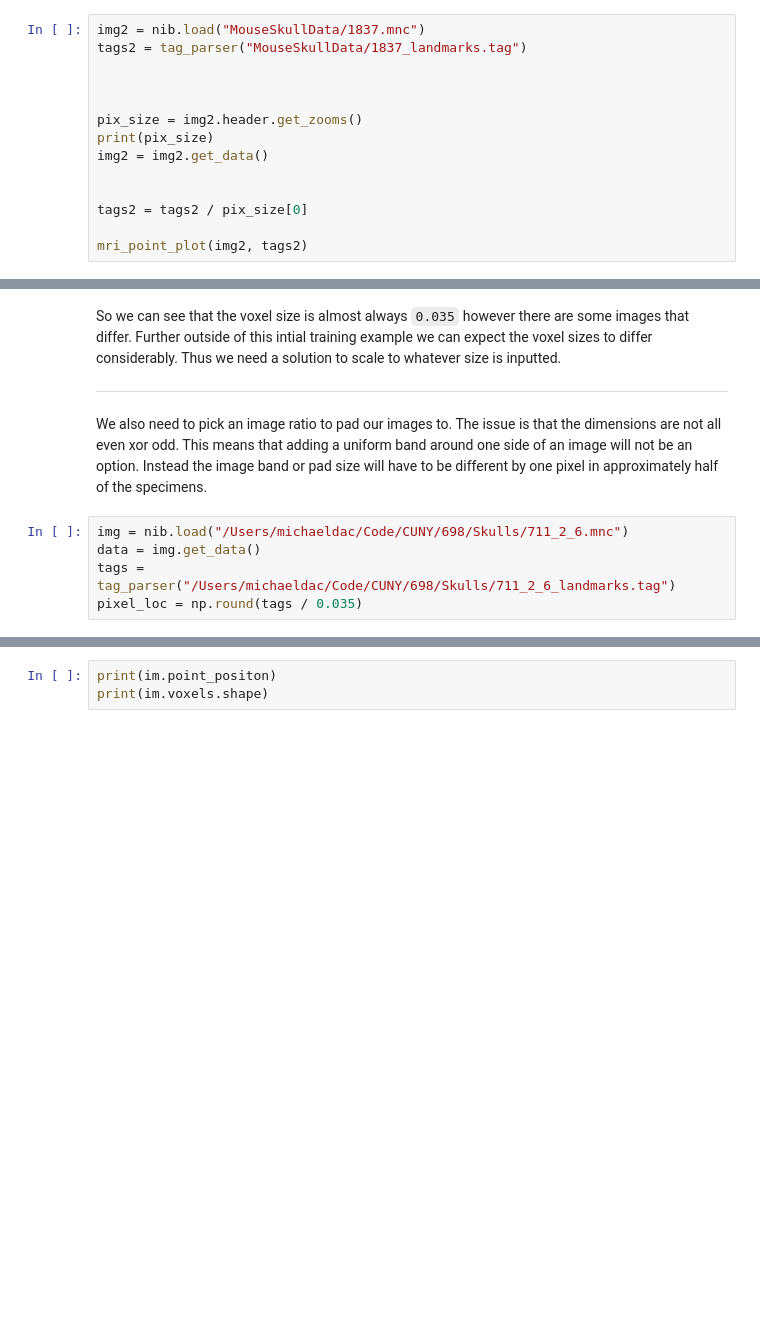
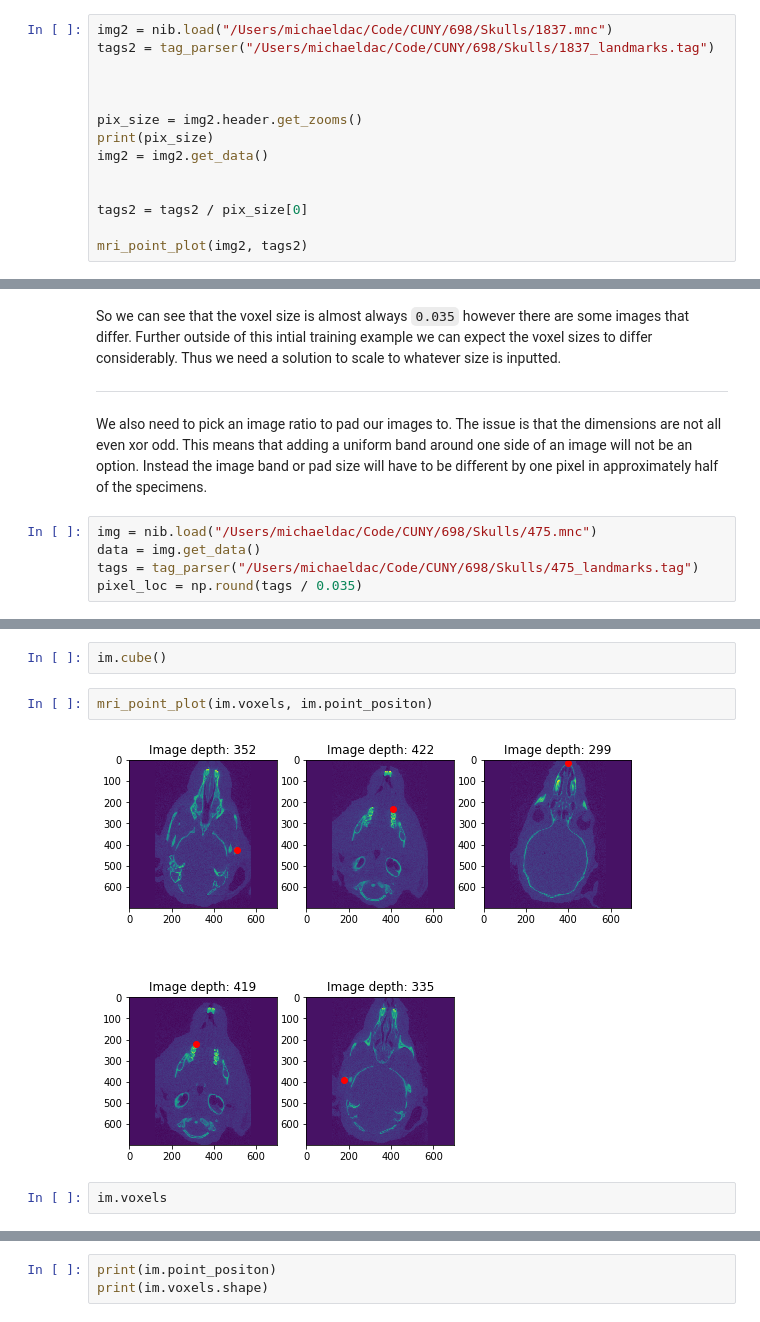
Before and after one commit to 3DLables/3DLabeler, a Jupyter notebook: EDA.ipynb, the cells around one changed output, grey strips where cells are left out. Drawn from its saved outputs; the diff is of its cells as text; blank space fills up the shorter version.

```diff
--- a/EDA.ipynb
+++ b/EDA.ipynb
@@ -182,6 +205,6 @@ mri_point_plot(img2, tags2)
 # %%
-img2 = nib.load("MouseSkullData/1837.mnc")
-tags2 = tag_parser("MouseSkullData/1837_landmarks.tag")
+img2 = nib.load("/Users/michaeldac/Code/CUNY/698/Skulls/1837.mnc")
+tags2 = tag_parser("/Users/michaeldac/Code/CUNY/698/Skulls/1837_landmarks.tag")
 
 
 
@@ -282,9 +300,9 @@ So we can see that the voxel size is almost always `0.035` however there are som
 
 We also need to pick an image ratio to pad our images to. The issue is that the dimensions are not all even xor odd. This means that adding a uniform band around one side of an image will not be an option. Instead the image band or pad size will have to be different by one pixel in approximately half of the specimens.
 # %%
-img = nib.load("/Users/michaeldac/Code/CUNY/698/Skulls/711_2_6.mnc")
+img = nib.load("/Users/michaeldac/Code/CUNY/698/Skulls/475.mnc")
 data = img.get_data()
-tags = tag_parser("/Users/michaeldac/Code/CUNY/698/Skulls/711_2_6_landmarks.tag")
+tags = tag_parser("/Users/michaeldac/Code/CUNY/698/Skulls/475_landmarks.tag")
 pixel_loc = np.round(tags / 0.035)
 # %%
 from ThreeDLabeler import images
@@ -295,0 +339,8 @@ im = images.Image(data, (0.035, 0.035, 0.035), tags)
+# %%
+im.cube()
+# %%
+mri_point_plot(im.voxels, im.point_positon)
+# %% [output]
+[figure, added]
+# %%
+im.voxels
```
Also changed, not shown: parts of 24 cells of this notebook, 3 other files.
